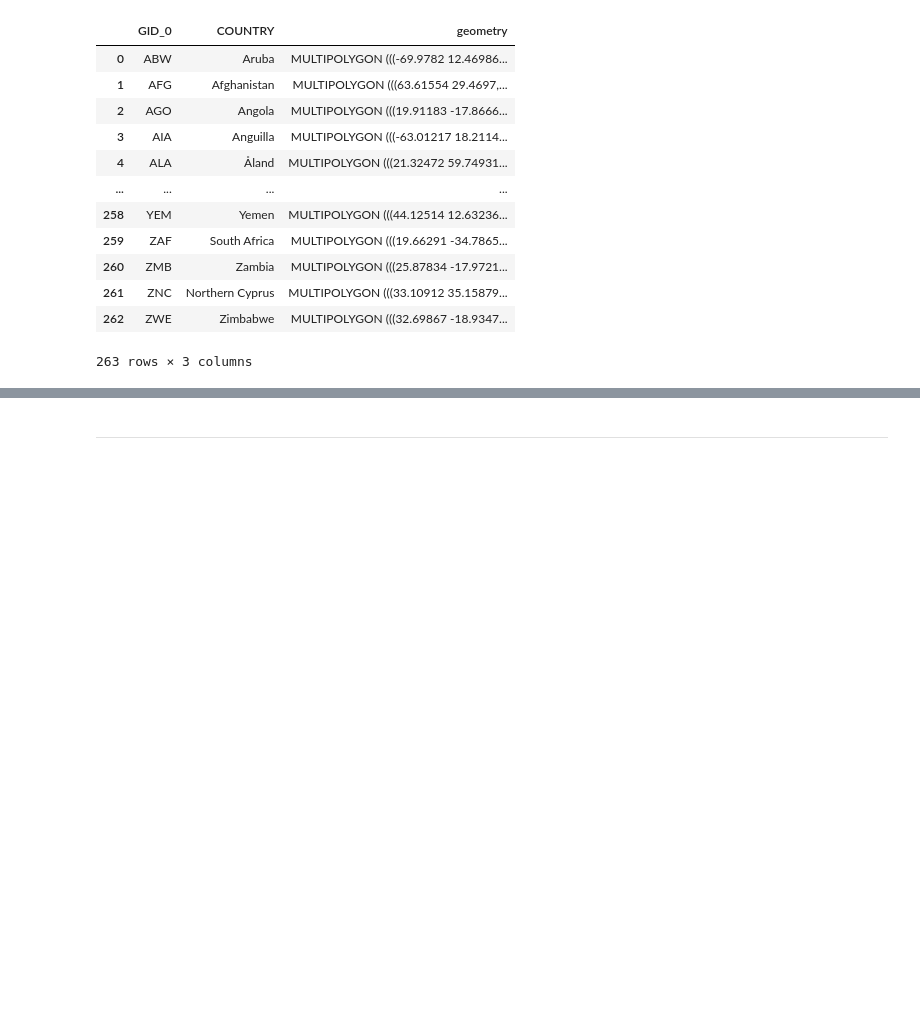
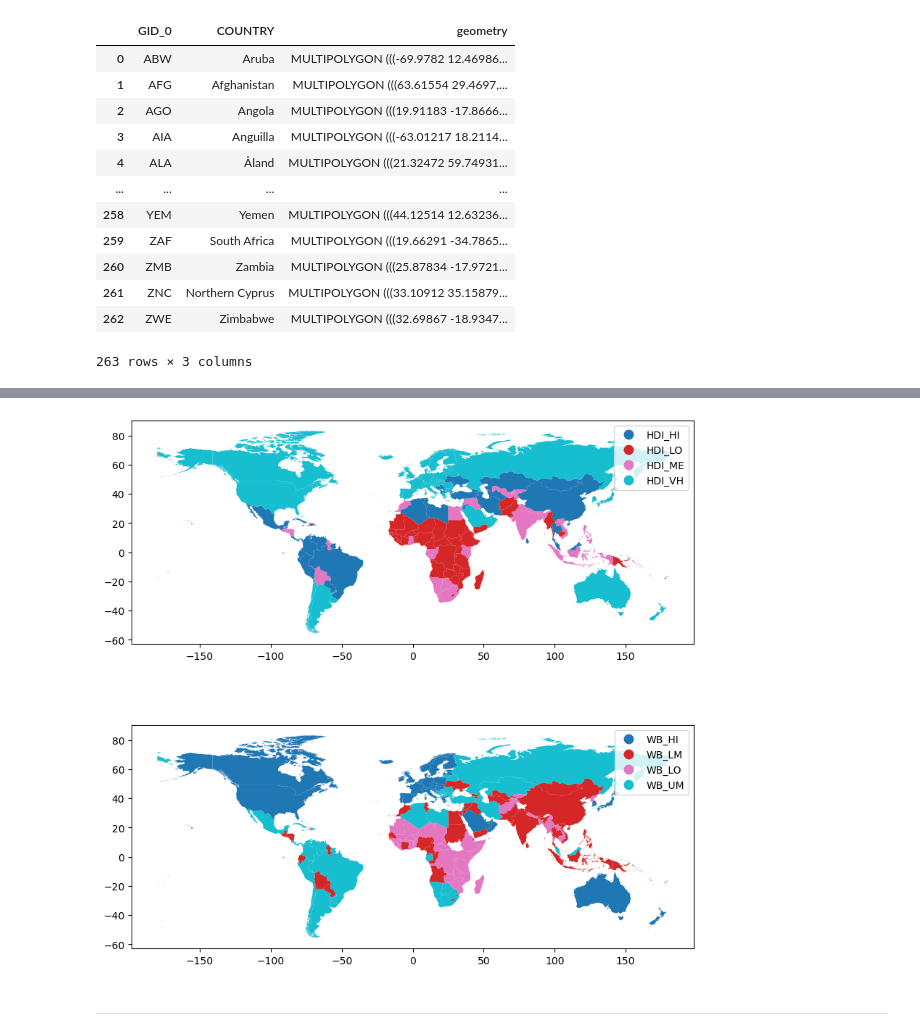
Before and after one commit to felixschulz385/growth-and-temperature, a Jupyter notebook: gnt/experiments/hdi.ipynb, the cells around one changed output, grey strips where cells are left out. Drawn from its saved outputs; the diff is of its cells as text; code cells hidden in the pictures; blank space fills up the shorter version.

```diff
--- a/gnt/experiments/hdi.ipynb
+++ b/gnt/experiments/hdi.ipynb
@@ -149,3 +206,33 @@ test.plot(column="HDI_level")
+# %%
+classifications["HDI"] = pd.NA
+classifications.loc[classifications["HDI_LO_2011"] == True, "HDI"] = "HDI_LO"
+classifications.loc[classifications["HDI_ME_2011"] == True, "HDI"] = "HDI_ME"
+classifications.loc[classifications["HDI_HI_2011"] == True, "HDI"] = "HDI_HI"
+classifications.loc[classifications["HDI_VH_2011"] == True, "HDI"] = "HDI_VH"
+# %%
+classifications["INC"] = pd.NA
+classifications.loc[classifications["WB_LO_2011"] == True, "INC"] = "WB_LO"
+classifications.loc[classifications["WB_LM_2011"] == True, "INC"] = "WB_LM"
+classifications.loc[classifications["WB_UM_2011"] == True, "INC"] = "WB_UM"
+classifications.loc[classifications["WB_HI_2011"] == True, "INC"] = "WB_HI"
+# %%
+fig, ax = plt.subplots(2, 1, figsize=(10,10))
+
+gpd.GeoDataFrame(pd.merge(
+    classifications[["iso3", "HDI"]],
+    world_map,
+    left_on="iso3", right_on="GID_0", how="left"
+)).plot(ax=ax[0], column="HDI", legend=True)
+
+gpd.GeoDataFrame(pd.merge(
+    classifications[["iso3", "INC"]],
+    world_map,
+    left_on="iso3", right_on="GID_0", how="left"
+)).plot(ax=ax[1], column="INC", legend=True)
+
+fig.savefig("/scicore/home/meiera/schulz0022/projects/growth-and-temperature/output/figures/misc/country_classifications.png")
+# %% [output]
+[figure, added]
 # %% [markdown]
 ---
 # %%
```
Also changed, not shown: parts of 15 cells of this notebook, 1 other file.
